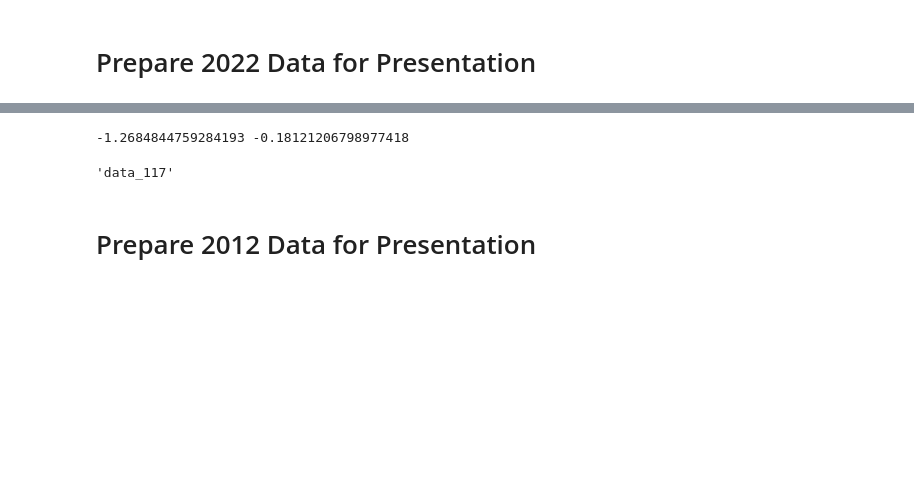
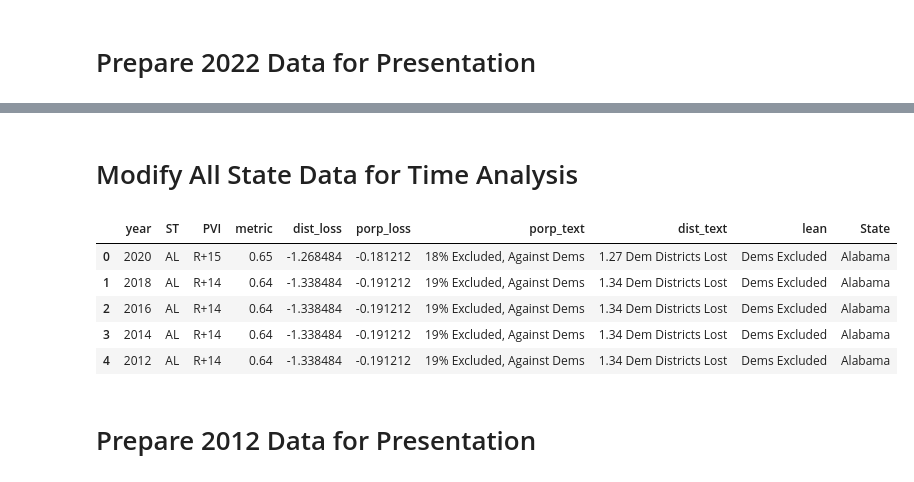
Before and after one commit to xadomatis/redistricting_project, a Jupyter notebook: processing/prez_organizing.ipynb, the cells around one changed output, grey strips where cells are left out. Saved outputs shown, nothing was run; the diff lists cells and outputs as text; code cells hidden in the pictures; blank space fills up the shorter version.

```diff
--- a/processing/prez_organizing.ipynb
+++ b/processing/prez_organizing.ipynb
@@ -440,23 +456,27 @@ prez.to_csv("/Users/xavier/Desktop/DSPP/solo_projects/redistricting_project/proc
+# %% [markdown]
+# Modify All State Data for Time Analysis
 # %%
-def fairness(ST,data_cong,state_cong):
+def fairness(ST,data_cong,data_state):
     d = data_cong
-    s = state_cong
+    s = data_state
+    d["bin"] =  d["metric"]
+    d = d.replace({"bin": mbd})
+    d["prob_GOP"] =  d["bin"]
+    d = d.replace({"prob_GOP": mpd})
     st = d[d["ST"] == ST]
     st_avg = st.prob_GOP.mean()
     num_dist = len(st)
     act_num = st_avg * num_dist
-    st_lean = s["metric"][s["ST"] == str(ST)][0]
+    st_lean = s["metric"][s["ST"] == str(ST)]
     best_num = st_lean * num_dist
     diff_dist = (best_num-act_num)
     diff_pop = (diff_dist / num_dist)
-    print(diff_dist, diff_pop)
-    #s.dist_loss[s["ST"] == ST] = diff_dist
-    #s.porp_loss[s["ST"] == ST] = diff_pop
-fairness("AL",data_117,state_117)
+    #print(diff_dist, diff_pop)
+    s.dist_loss[s["ST"] == ST] = diff_dist
+    s.porp_loss[s["ST"] == ST] = diff_pop
+    s["porp_text"] = np.where(s["porp_loss"] <= 0, '% Excluded, Against Dems', '% Excluded, Against GOP')
+    s["porp_text"] = ((s["porp_loss"].abs().round(2))*100).fillna(0).astype(int).astype(str).str.rstrip(".0") + s["porp_text"]
+    s["porp_text"] = np.where(s["porp_loss"].isna(), 'Incomplete Map', s["porp_text"])
+    s["dist_text"] = np.where(s["dist_loss"] <= 0, ' Dem Districts Lost', ' GOP Districts Lost')
+    s["dist_text"] = s["dist_loss"].abs().round(2).astype(str).str.rstrip(".0") + s["dist_text"]
+    s["lean"] = np.where(s["porp_loss"] <= 0, 'Dems Excluded', 'GOP Excluded')
-# %% [output]
--1.2684844759284193 -0.18121206798977418
-# %%
-d = "data_" + str(117)
-d
-# %% [output]
-'data_117'
@@ -462,0 +542,17 @@ d
+# %%
+s118 = prez[prez["State Status"] != "Overturned Map"]
+abbrev = s118[["ST","State"]]
+s118["year"] = 2022
+s118["congress"] = 118
+s118 = s118[["year","ST","PVI","Share GOP","dist_loss","porp_loss","Population Excluded","Districts Lost","Lean"]]
+s118 = s118.set_axis(["year", "ST", "PVI", "metric", "dist_loss", "porp_loss", "porp_text", "dist_text", "lean"], axis=1, inplace=False)
+df_master = pd.concat([df_master,s118])
+df_master = df_master.merge(abbrev, on="ST")
+df_master.head()
+# %% [output]
+|  | year | ST | PVI | metric | dist_loss | porp_loss | porp_text | dist_text | lean | State |
+| 0 | 2020 | AL | R+15 | 0.65 | -1.268484 | -0.181212 | 18% Excluded, Against Dems | 1.27 Dem Districts Lost | Dems Excluded | Alabama |
+| 1 | 2018 | AL | R+14 | 0.64 | -1.338484 | -0.191212 | 19% Excluded, Against Dems | 1.34 Dem Districts Lost | Dems Excluded | Alabama |
+| 2 | 2016 | AL | R+14 | 0.64 | -1.338484 | -0.191212 | 19% Excluded, Against Dems | 1.34 Dem Districts Lost | Dems Excluded | Alabama |
+| 3 | 2014 | AL | R+14 | 0.64 | -1.338484 | -0.191212 | 19% Excluded, Against Dems | 1.34 Dem Districts Lost | Dems Excluded | Alabama |
+| 4 | 2012 | AL | R+14 | 0.64 | -1.338484 | -0.191212 | 19% Excluded, Against Dems | 1.34 Dem Districts Lost | Dems Excluded | Alabama |
```
Also changed, not shown: parts of 14 cells of this notebook, 23 other files.
